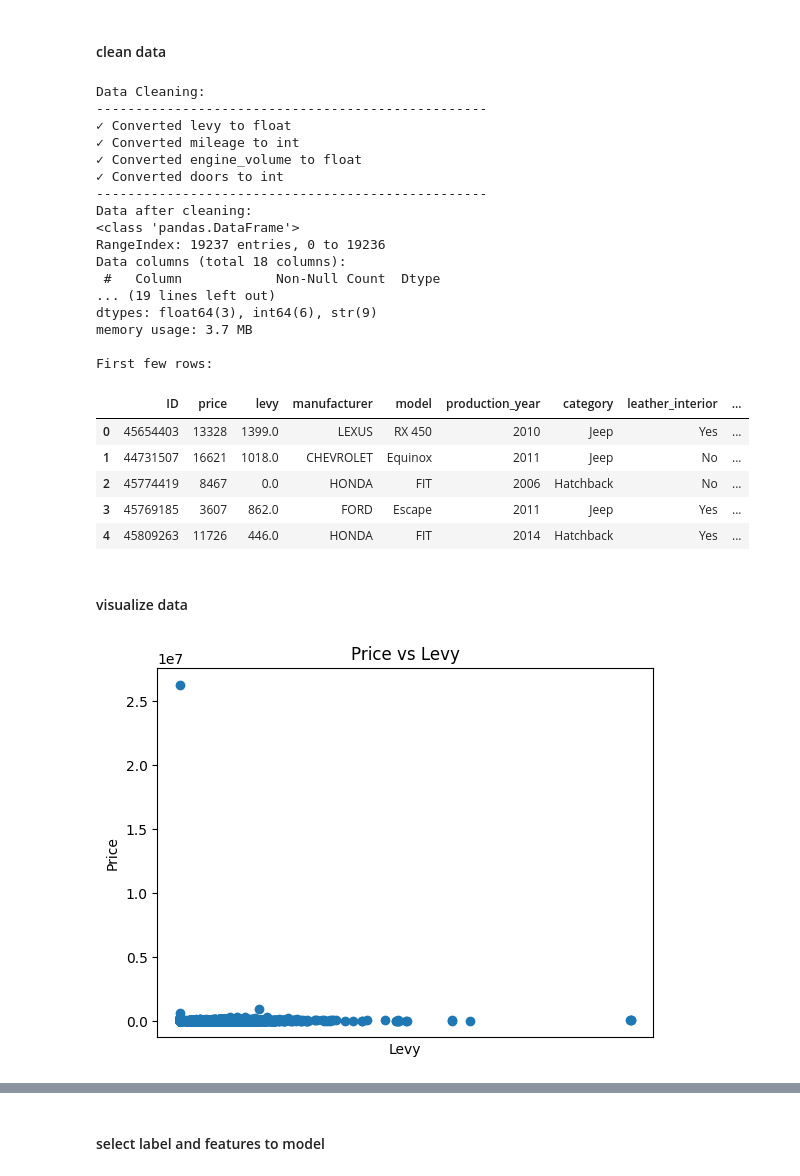
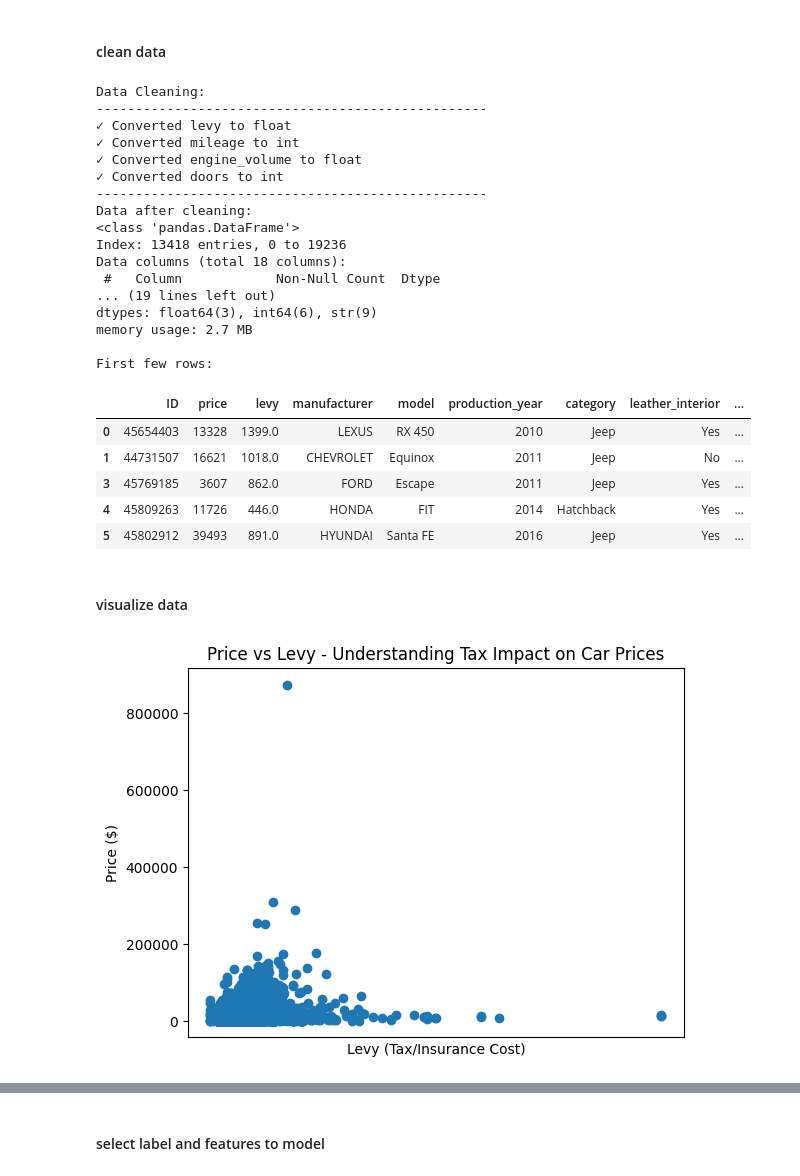
Before and after one commit to ElormPatamia/Car-Prediction_, a Jupyter notebook: emmanuella_car_prediction.ipynb, the cells around one changed output, grey strips where cells are left out. Cells and saved outputs as stored; diff of their text form; code cells hidden in the pictures.

```diff
--- a/emmanuella_car_prediction.ipynb
+++ b/emmanuella_car_prediction.ipynb
@@ -10,12 +18,23 @@ warnings.filterwarnings('ignore', category=UserWarning, module='sklearn.preproce
 # %% [markdown]
 #### load data
 # %%
+
+# DATA LOADING AND INITIAL CLEANING
+
+# Load the car price prediction dataset from CSV file
+# This dataset contains various car attributes and their corresponding prices
 car_df = pd.read_csv("car_price_prediction.csv") # data structure called frame
 
-# Remove rows with any empty/null values
+# Replace dash (-) characters with pandas NA (Not Available) to treat them as missing values
+# The dataset uses '-' as a placeholder for missing/incomplete data
+car_df = car_df.replace('-', pd.NA)
+
+# Remove all rows that contain any missing/null values (including the dashes we just converted)
+# This ensures we only work with complete, high-quality data for training
 initial_rows = len(car_df)
 car_df = car_df.dropna()
 removed_rows = initial_rows - len(car_df)
-print(f"Removed {removed_rows} rows with missing values")
+print(f"Initial rows: {initial_rows}")
+print(f"Removed {removed_rows} rows with missing values (including dashes)")
 print(f"Remaining rows: {len(car_df)}")
 # %% [output]
@@ -95,23 +132,32 @@ memory usage: 4.0 MB
 # %% [markdown]
 #### clean data
 # %%
-# Clean and convert string columns to appropriate numeric types
+
+# DATA CLEANING AND TYPE CONVERSION
+
+# This section converts string columns to appropriate numeric types for modeling
+# Many columns contain string representations of numbers that need proper conversion
+
 print("Data Cleaning:")
 print("-" * 50)
 
-# Convert levy: replace '-' with '0' and convert to float
+# Convert levy column: replace '-' with '0' and convert to float
+# Levy represents tax/insurance costs, 0 means no levy information available
 car_df['levy'] = car_df['levy'].str.replace('-', '0', regex=False).astype(float)
 print("✓ Converted levy to float")
 
-# Convert mileage: remove 'km' and convert to int
+# Convert mileage column: remove 'km' suffix and convert to integer
+# Mileage represents distance traveled in kilometers
 car_df['mileage'] = car_df['mileage'].str.replace('km', '', regex=False).str.strip().astype(int)
 print("✓ Converted mileage to int")
 
-# Convert engine_volume: remove 'Turbo' and convert to float
+# Convert engine_volume column: remove 'Turbo' suffix and convert to float
+# Engine volume represents engine displacement in liters
 car_df['engine_volume'] = car_df['engine_volume'].str.replace('Turbo', '', regex=False).str.strip().astype(float)
 print("✓ Converted engine_volume to float")
 
-# Convert doors to numeric
+# Convert doors column to numeric: handle any non-numeric values by setting to 0
+# Doors represents the number of car doors
 car_df['doors'] = pd.to_numeric(car_df['doors'], errors='coerce').fillna(0).astype(int)
 print("✓ Converted doors to int")
 
@@ -130,36 +176,42 @@ Data Cleaning:
 --------------------------------------------------
 Data after cleaning:
 <class 'pandas.DataFrame'>
-RangeIndex: 19237 entries, 0 to 19236
+Index: 13418 entries, 0 to 19236
 Data columns (total 18 columns):
  #   Column            Non-Null Count  Dtype
 ... (19 lines left out)
 dtypes: float64(3), int64(6), str(9)
-memory usage: 3.7 MB
+memory usage: 2.7 MB
 
 First few rows:
 |  | ID | price | levy | manufacturer | model | production_year | category | leather_interior | ... |
 | 0 | 45654403 | 13328 | 1399.0 | LEXUS | RX 450 | 2010 | Jeep | Yes | ... |
 | 1 | 44731507 | 16621 | 1018.0 | CHEVROLET | Equinox | 2011 | Jeep | No | ... |
-| 2 | 45774419 | 8467 | 0.0 | HONDA | FIT | 2006 | Hatchback | No | ... |
 | 3 | 45769185 | 3607 | 862.0 | FORD | Escape | 2011 | Jeep | Yes | ... |
 | 4 | 45809263 | 11726 | 446.0 | HONDA | FIT | 2014 | Hatchback | Yes | ... |
+| 5 | 45802912 | 39493 | 891.0 | HYUNDAI | Santa FE | 2016 | Jeep | Yes | ... |
 # %% [markdown]
 #### visualize data
 # %%
+
+# EXPLORATORY DATA ANALYSIS - VISUALIZATIONS
+
+# Create scatter plots to understand relationships between features and price
+# This helps identify patterns, correlations, and potential outliers
 
 import matplotlib.pyplot as plt
 import numpy as np
 
-# price and levy
+# Scatter plot: Price vs Levy (tax/insurance costs)
+# Hypothesis: Higher levy might correlate with higher car prices
 plt.scatter(car_df['levy'], car_df['price'])
-plt.xlabel("Levy")
-plt.ylabel("Price")
-plt.title("Price vs Levy")
-plt.xticks([])
-# plt.yticks([])
+plt.xlabel("Levy (Tax/Insurance Cost)")
+plt.ylabel("Price ($)")
+plt.title("Price vs Levy - Understanding Tax Impact on Car Prices")
+plt.xticks([])  # Hide x-axis ticks for cleaner visualization
+# plt.yticks([])  # Commented out to show price values
 
 plt.show()
 # %% [output]
-[figure, old version]
+[figure, new version]
 # %%
```
Also changed, not shown: parts of 20 cells of this notebook.
